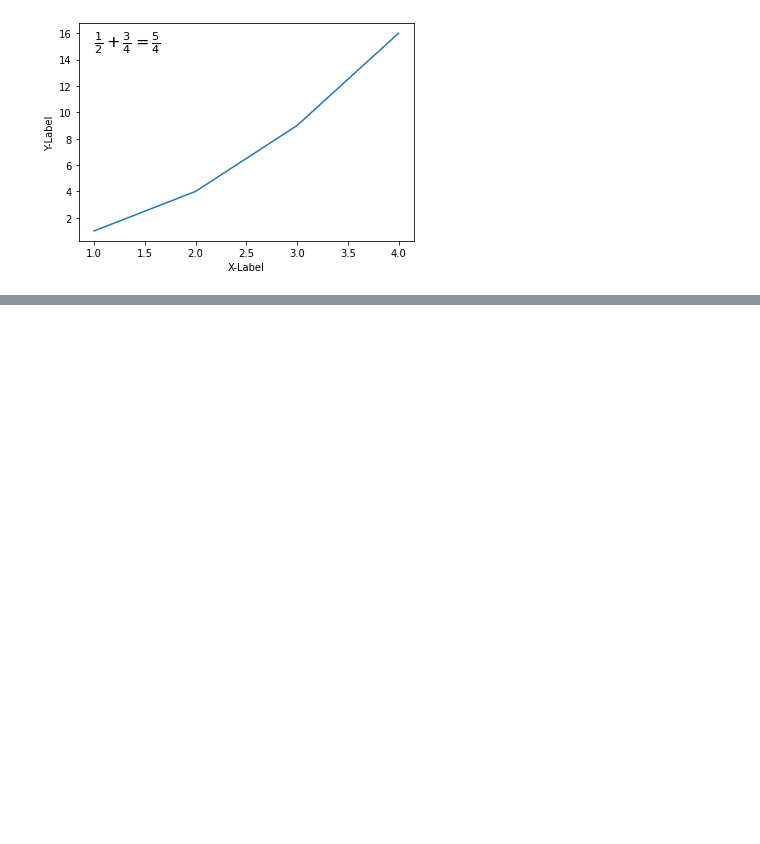
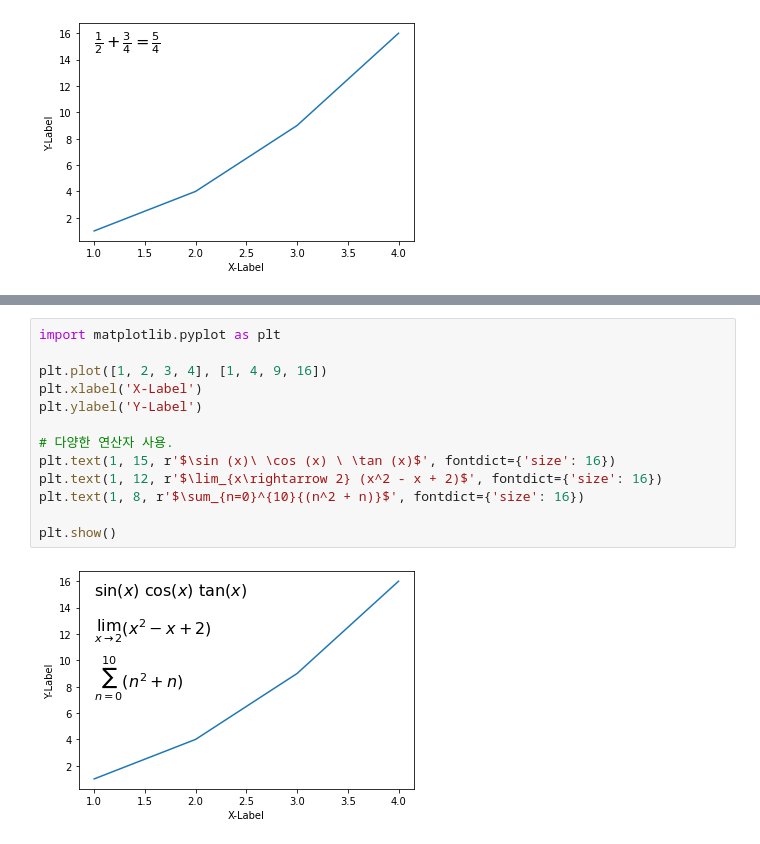
Before and after one commit to goodDev-junhyuk/JupyterNotebook, a Jupyter notebook: Matplotlib_Pie_Chart.ipynb, the cells around one changed output, grey strips where cells are left out. Cells and saved outputs as stored; diff of their text form; blank space fills up the shorter version.

```diff
--- a/Matplotlib_Pie_Chart.ipynb
+++ b/Matplotlib_Pie_Chart.ipynb
@@ -196,0 +210,15 @@ plt.show()
+# %%
+import matplotlib.pyplot as plt
+
+plt.plot([1, 2, 3, 4], [1, 4, 9, 16])
+plt.xlabel('X-Label')
+plt.ylabel('Y-Label')
+
+# 다양한 연산자 사용.
+plt.text(1, 15, r'$\sin (x)\ \cos (x) \ \tan (x)$', fontdict={'size': 16})
+plt.text(1, 12, r'$\lim_{x\rightarrow 2} (x^2 - x + 2)$', fontdict={'size': 16})
+plt.text(1, 8, r'$\sum_{n=0}^{10}{(n^2 + n)}$', fontdict={'size': 16})
+
+plt.show()
+# %% [output]
+[figure, added]
```
Also changed, not shown: parts of 1 cell of this notebook.
